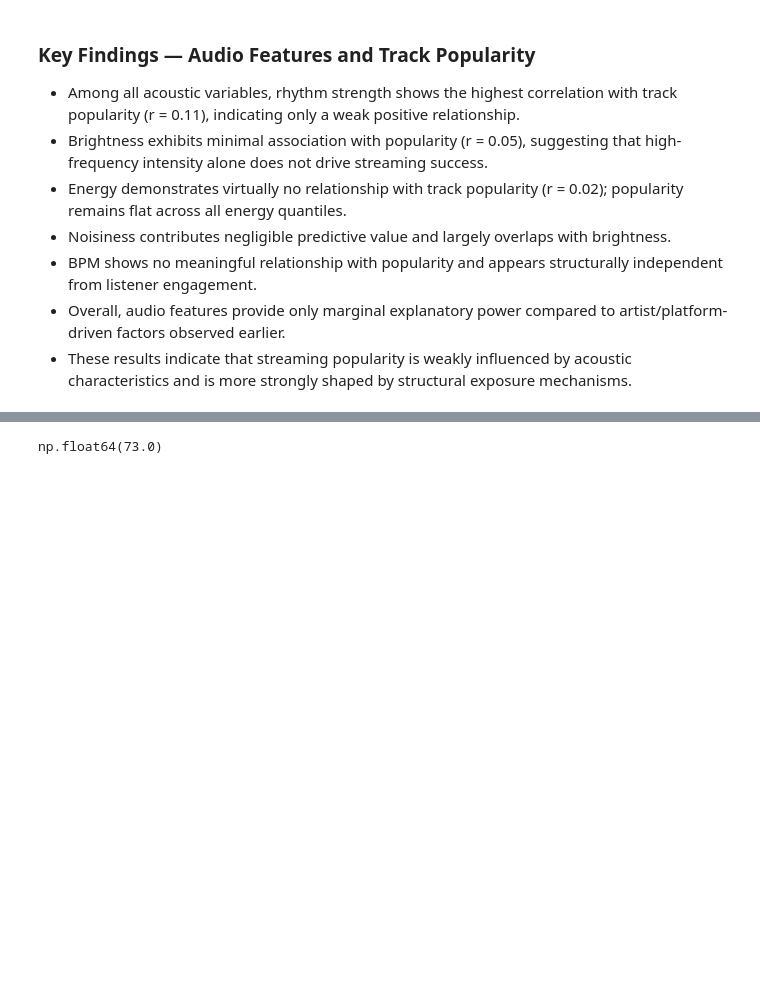
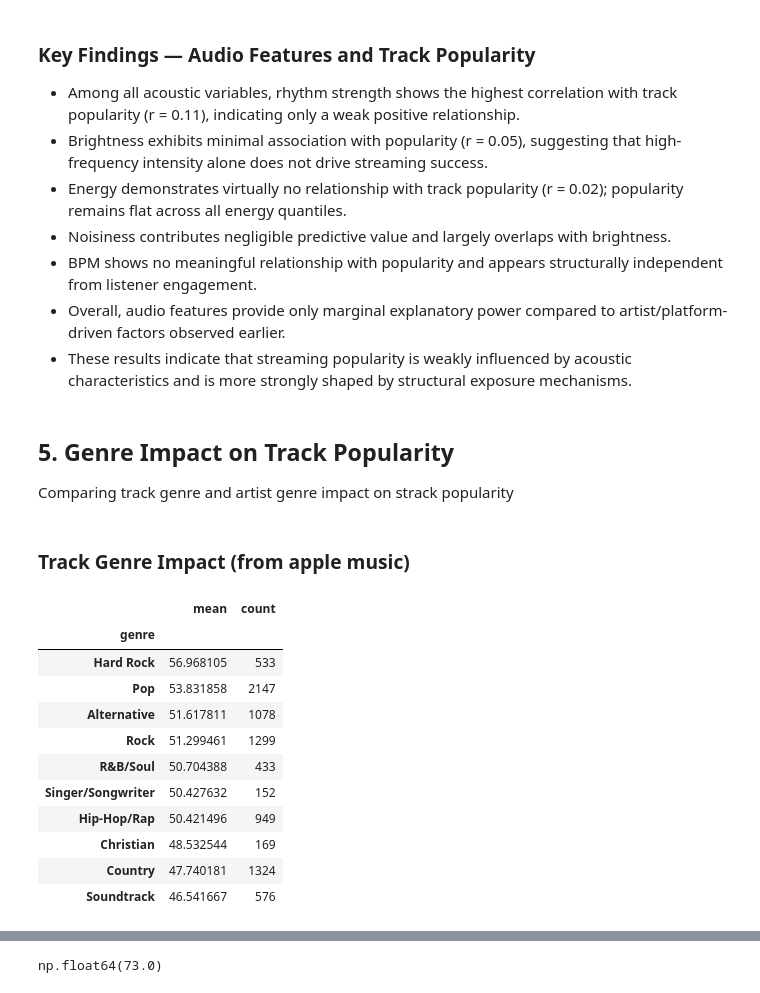
Before and after one commit to lucytheboss/what-drives-music-popularity, a Jupyter notebook: notebooks/04_exploratory_data_analysis.ipynb, the cells around one changed output, grey strips where cells are left out. Saved outputs shown, nothing was run; the diff lists cells and outputs as text; code cells hidden in the pictures; blank space fills up the shorter version.

```diff
--- a/notebooks/04_exploratory_data_analysis.ipynb
+++ b/notebooks/04_exploratory_data_analysis.ipynb
@@ -482,3 +482,8 @@ plt.show()
 - BPM shows no meaningful relationship with popularity and appears structurally independent from listener engagement.
 - Overall, audio features provide only marginal explanatory power compared to artist/platform-driven factors observed earlier.
 - These results indicate that streaming popularity is weakly influenced by acoustic characteristics and is more strongly shaped by structural exposure mechanisms.
+# %% [markdown]
+## 5. Genre Impact on Track Popularity
+Comparing track genre and artist genre impact on strack popularity
+# %% [markdown]
+### Track Genre Impact (from apple music)
@@ -484,0 +493,19 @@ plt.show()
+# %%
+genre_stats = genre_df.groupby("genre", observed=True)["track_popularity"]\
+                        .agg(["mean","count"])\
+                        .sort_values("mean", ascending=False)
+
+genre_stats
+# %% [output]
+|  | mean | count |
+| genre |  |  |
+| Hard Rock | 56.968105 | 533 |
+| Pop | 53.831858 | 2147 |
+| Alternative | 51.617811 | 1078 |
+| Rock | 51.299461 | 1299 |
+| R&B/Soul | 50.704388 | 433 |
+| Singer/Songwriter | 50.427632 | 152 |
+| Hip-Hop/Rap | 50.421496 | 949 |
+| Christian | 48.532544 | 169 |
+| Country | 47.740181 | 1324 |
+| Soundtrack | 46.541667 | 576 |
```
Also changed, not shown: parts of 18 cells of this notebook.
